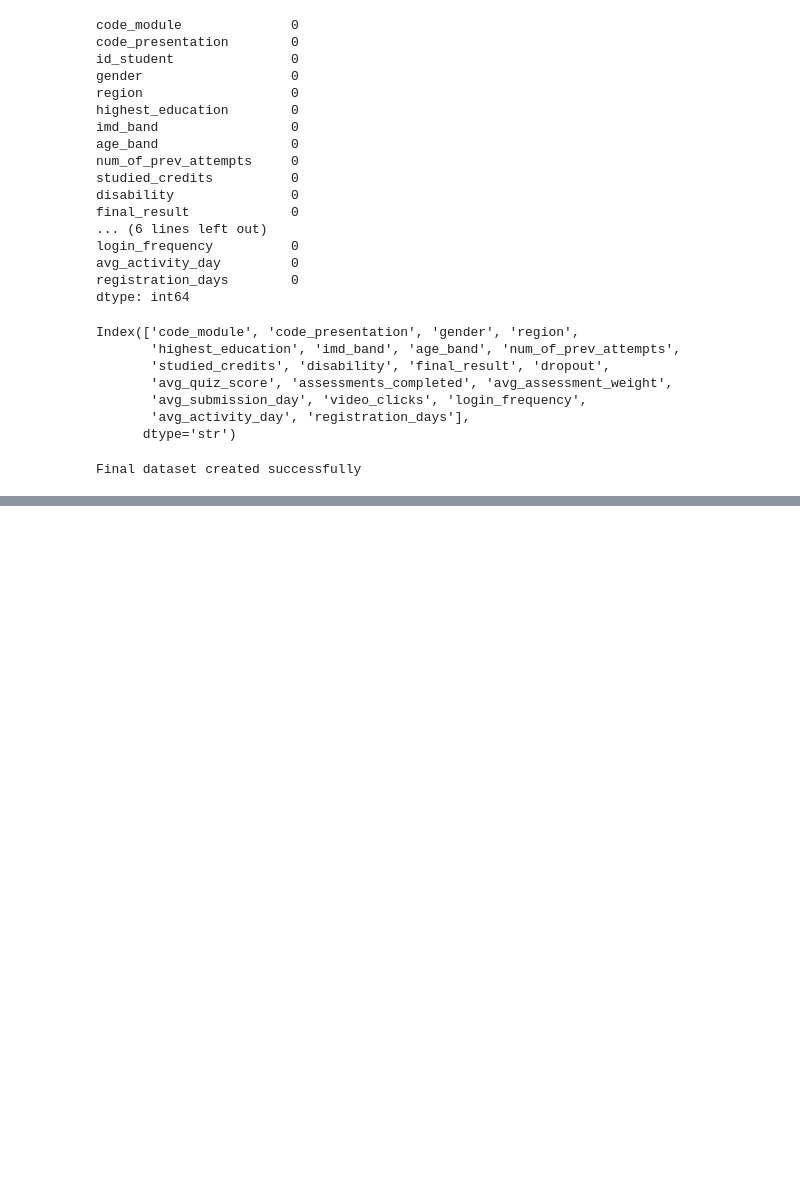
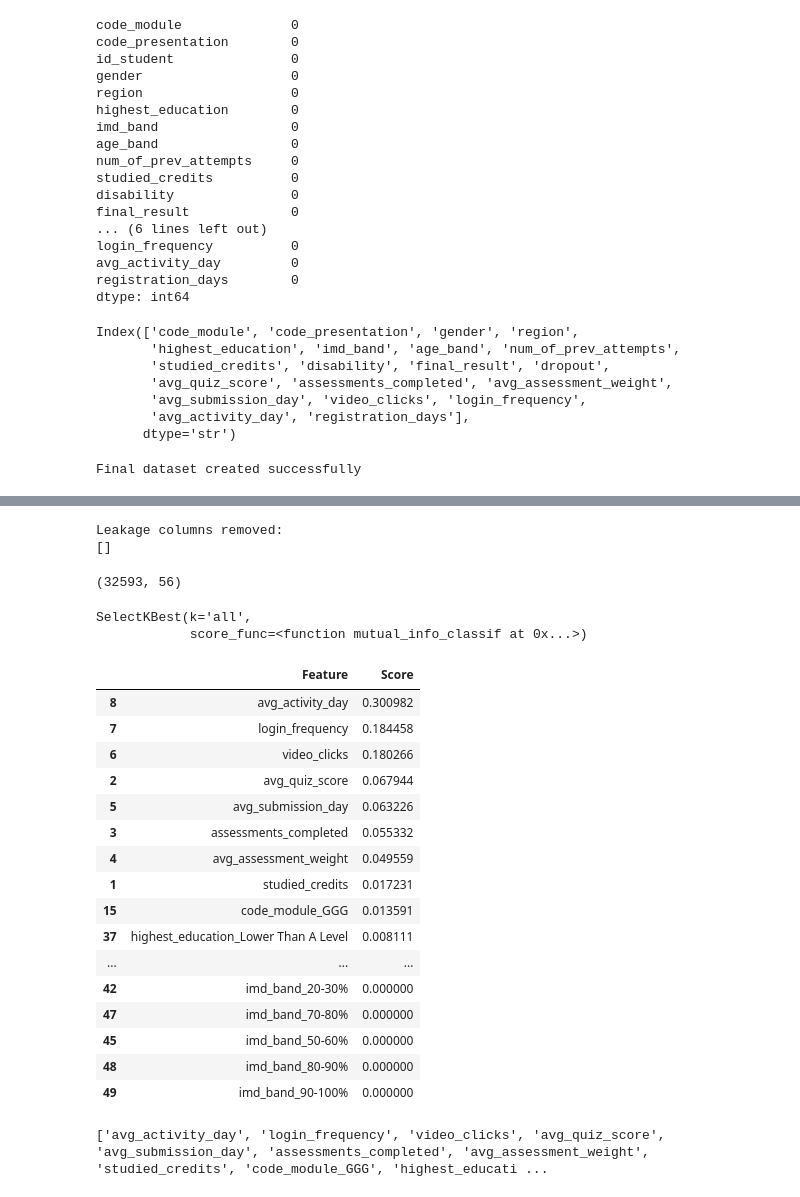
Before and after one commit to nishanthini2136/Dropout-prediction, a Jupyter notebook: project/notebooks/04_feature_engineering.ipynb, the cells around one changed output, grey strips where cells are left out. Saved outputs shown, nothing was run; the diff lists cells and outputs as text; code cells hidden in the pictures; blank space fills up the shorter version.

```diff
--- a/project/notebooks/04_feature_engineering.ipynb
+++ b/project/notebooks/04_feature_engineering.ipynb
@@ -350,0 +353,75 @@ df.head()
+# %%
+X = df.drop(
+    columns=[
+        "dropout",
+        "final_result",
+        "registration_days"
+    ],
+    errors="ignore"
+)
+# %%
+# Remove any columns created from final_result
+leakage_cols = [
+    col for col in X.columns
+    if col.startswith("final_result")
+]
+
+X = X.drop(columns=leakage_cols, errors="ignore")
+
+print("Leakage columns removed:")
+print(leakage_cols)
+# %% [output]
+Leakage columns removed:
+[]
+# %%
+X = pd.get_dummies(X)
+
+print(X.shape)
+# %% [output]
+(32593, 56)
+# %%
+selector = SelectKBest(
+    score_func=mutual_info_classif,
+    k="all"
+)
+
+selector.fit(X, y)
+# %% [output]
+SelectKBest(k='all',
+            score_func=<function mutual_info_classif at 0x...>)
+# %%
+feature_scores = pd.DataFrame({
+    "Feature": X.columns,
+    "Score": selector.scores_
+})
+
+feature_scores = feature_scores.sort_values(
+    by="Score",
+    ascending=False
+)
+
+feature_scores
+# %% [output]
+|  | Feature | Score |
+| 8 | avg_activity_day | 0.300982 |
+| 7 | login_frequency | 0.184458 |
+| 6 | video_clicks | 0.180266 |
+| 2 | avg_quiz_score | 0.067944 |
+| 5 | avg_submission_day | 0.063226 |
+| 3 | assessments_completed | 0.055332 |
+| 4 | avg_assessment_weight | 0.049559 |
+| 1 | studied_credits | 0.017231 |
+| 15 | code_module_GGG | 0.013591 |
+| 37 | highest_education_Lower Than A Level | 0.008111 |
+| ... | ... | ... |
+| 42 | imd_band_20-30% | 0.000000 |
+| 47 | imd_band_70-80% | 0.000000 |
+| 45 | imd_band_50-60% | 0.000000 |
+| 48 | imd_band_80-90% | 0.000000 |
+| 49 | imd_band_90-100% | 0.000000 |
+# %%
+selected_features = feature_scores.head(15)["Feature"].tolist()
+
+print(selected_features)
+# %% [output]
+['avg_activity_day', 'login_frequency', 'video_clicks', 'avg_quiz_score', 'avg_submission_day', 'assessments_completed', 'avg_assessment_weight', 'studied_credits', 'code_module_GGG', 'highest_educati ...
```
Also changed, not shown: parts of 5 cells of this notebook, 5 other files.
